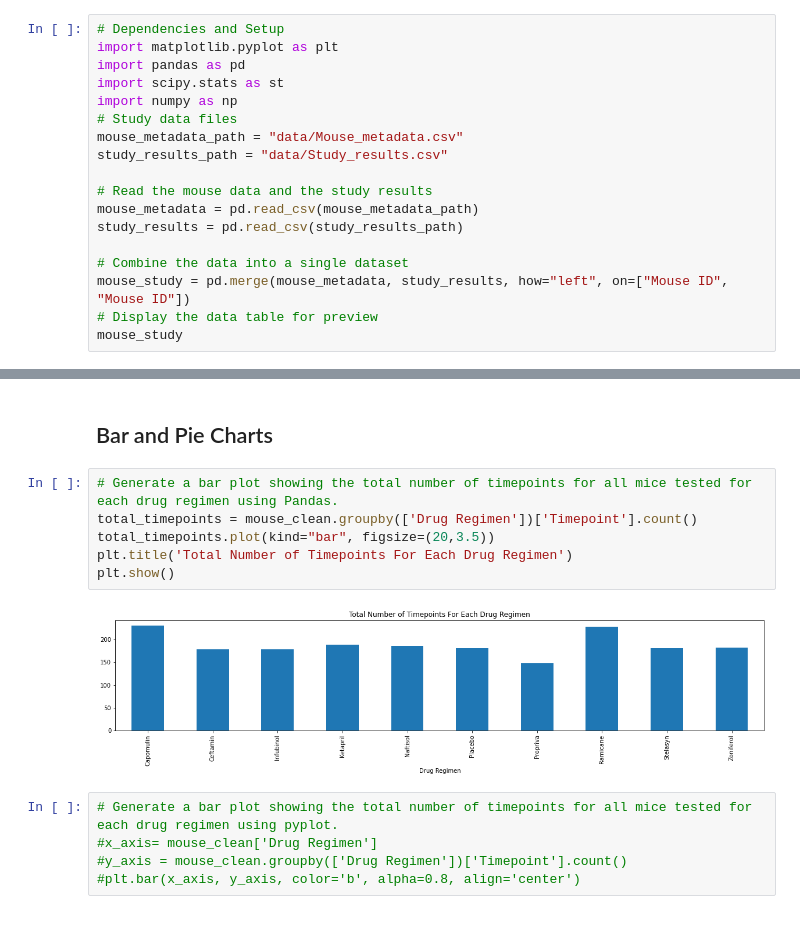
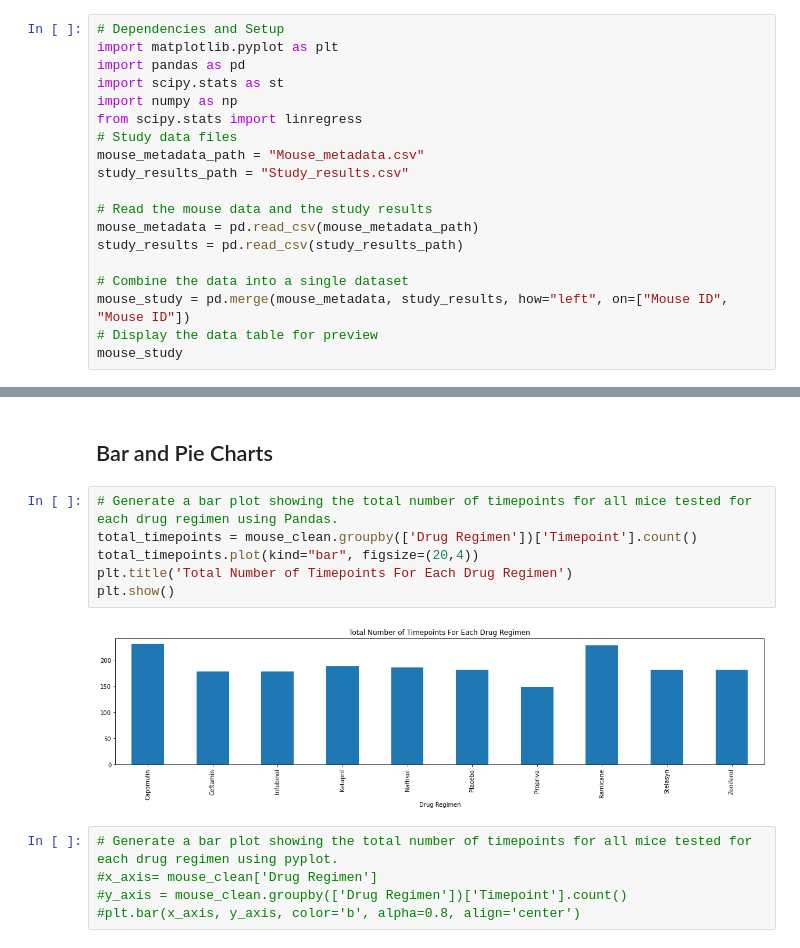
Before and after one commit to Taib-Diallo/Matplotlib-Challenge, a Jupyter notebook: pymaceuticals1.ipynb, the cells around one changed output, grey strips where cells are left out. Cells and saved outputs as stored; diff of their text form.

```diff
--- a/pymaceuticals1.ipynb
+++ b/pymaceuticals1.ipynb
@@ -4,9 +9,10 @@ import matplotlib.pyplot as plt
 import pandas as pd
 import scipy.stats as st
 import numpy as np
+from scipy.stats import linregress
 # Study data files
-mouse_metadata_path = "data/Mouse_metadata.csv"
-study_results_path = "data/Study_results.csv"
+mouse_metadata_path = "Mouse_metadata.csv"
+study_results_path = "Study_results.csv"
 
 # Read the mouse data and the study results
 mouse_metadata = pd.read_csv(mouse_metadata_path)
@@ -104,11 +110,11 @@ stats_df2
 # %%
 # Generate a bar plot showing the total number of timepoints for all mice tested for each drug regimen using Pandas.
 total_timepoints = mouse_clean.groupby(['Drug Regimen'])['Timepoint'].count()
-total_timepoints.plot(kind="bar", figsize=(20,3.5))
+total_timepoints.plot(kind="bar", figsize=(20,4))
 plt.title('Total Number of Timepoints For Each Drug Regimen')
 plt.show()
 # %% [output]
-[figure, old version]
+[figure, new version]
 # %%
 # Generate a bar plot showing the total number of timepoints for all mice tested for each drug regimen using pyplot.
 #x_axis= mouse_clean['Drug Regimen']
```
Also changed, not shown: parts of 22 cells of this notebook, 3 other files.
